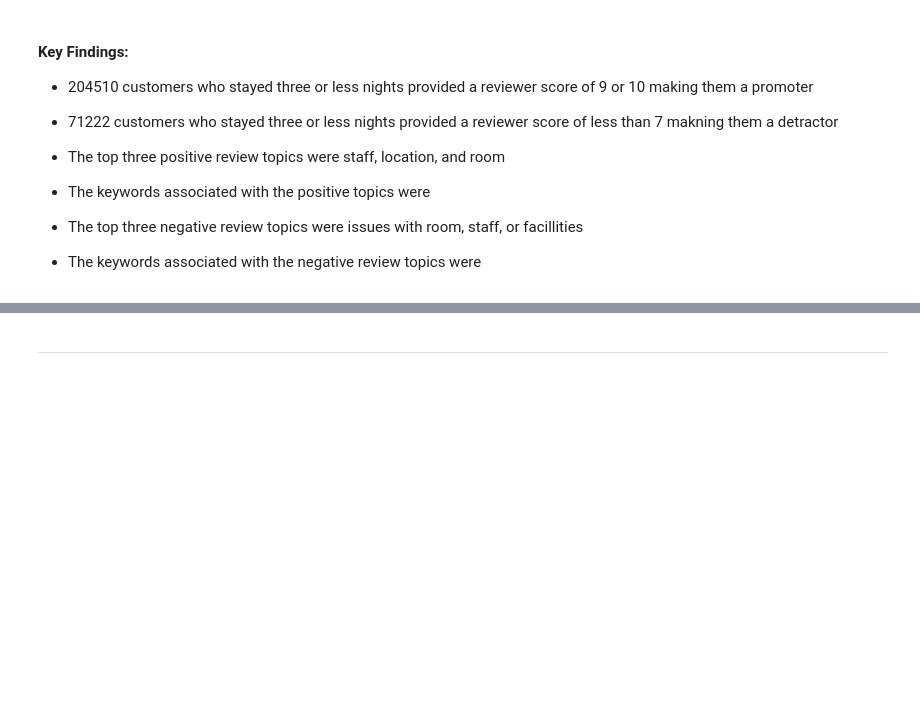
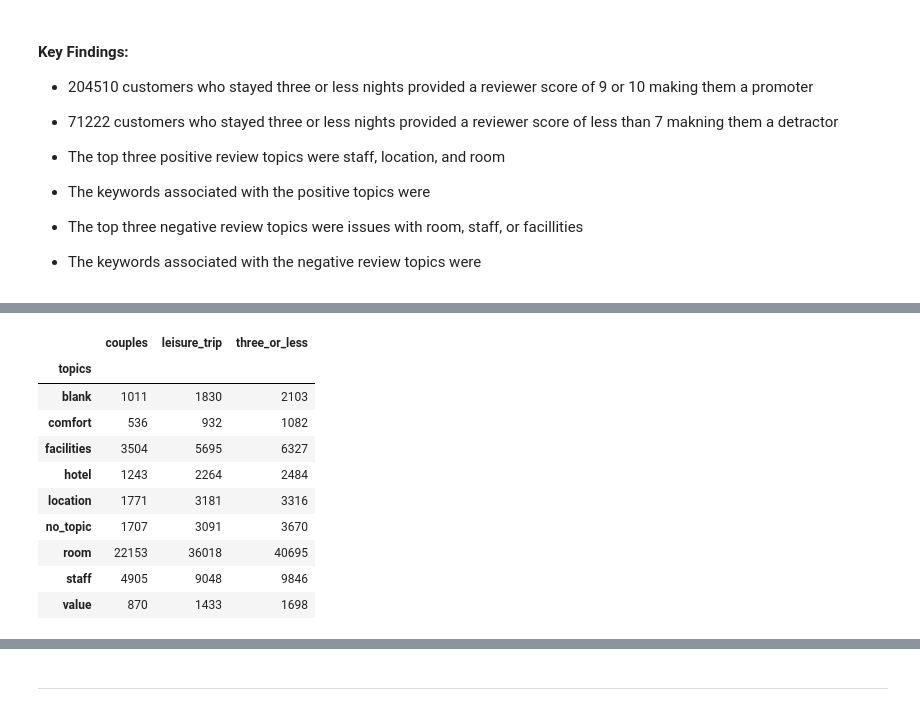
Before and after one commit to InPersonAnalysis/customer_review_capston, a Jupyter notebook: final_notebook.ipynb, the cells around one changed output, grey strips where cells are left out. Cells and saved outputs as stored; diff of their text form; code cells hidden in the pictures; blank space fills up the shorter version.

```diff
--- a/final_notebook.ipynb
+++ b/final_notebook.ipynb
@@ -666,0 +683,20 @@ Name: positive_topic, dtype: int64
+# %%
+neg = pd.DataFrame()
+neg['topics'] = detractor_couples.negative_topic.value_counts().sort_index().index
+neg['couples'] = detractor_couples.negative_topic.value_counts().sort_index().values
+neg['leisure_trip'] = detractor_leisure.negative_topic.value_counts().sort_index().values
+neg['three_or_less'] = threel_detractor.negative_topic.value_counts().head(9).sort_index().values
+neg = neg.set_index('topics')
+neg
+# %% [output]
+|  | couples | leisure_trip | three_or_less |
+| topics |  |  |  |
+| blank | 1011 | 1830 | 2103 |
+| comfort | 536 | 932 | 1082 |
+| facilities | 3504 | 5695 | 6327 |
+| hotel | 1243 | 2264 | 2484 |
+| location | 1771 | 3181 | 3316 |
+| no_topic | 1707 | 3091 | 3670 |
+| room | 22153 | 36018 | 40695 |
+| staff | 4905 | 9048 | 9846 |
+| value | 870 | 1433 | 1698 |
```
Also changed, not shown: parts of 11 cells of this notebook.
